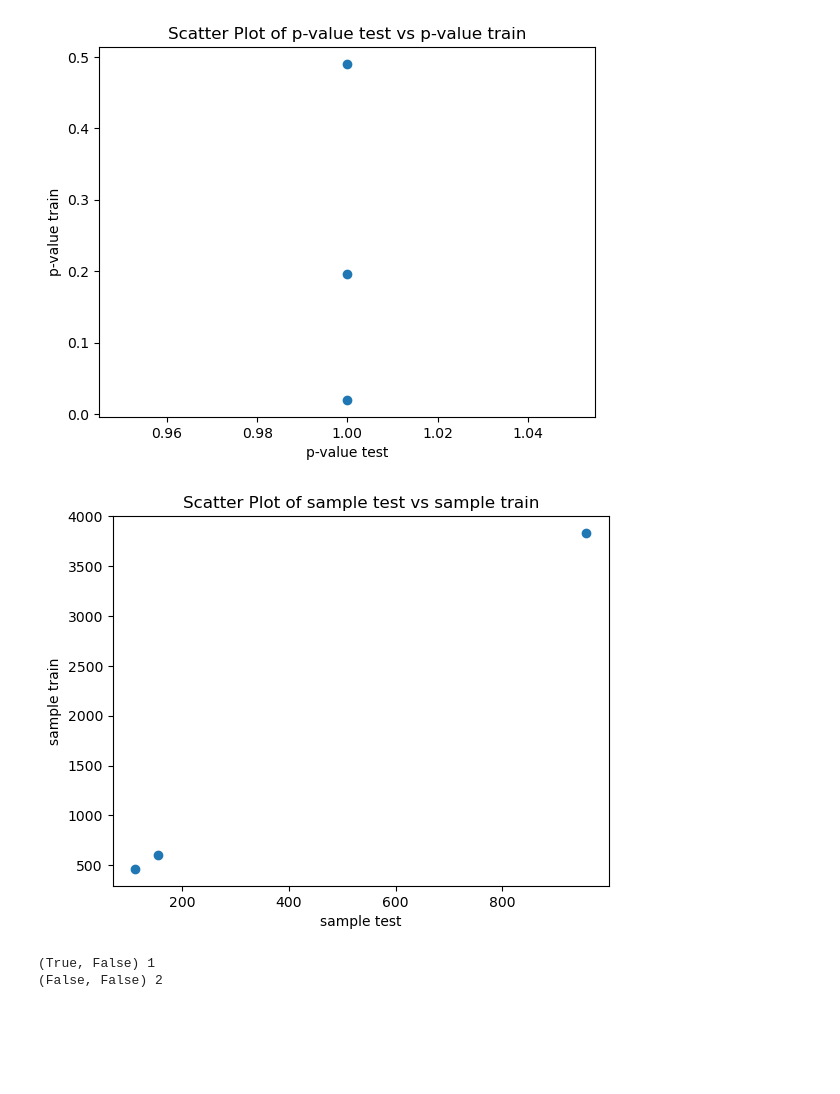
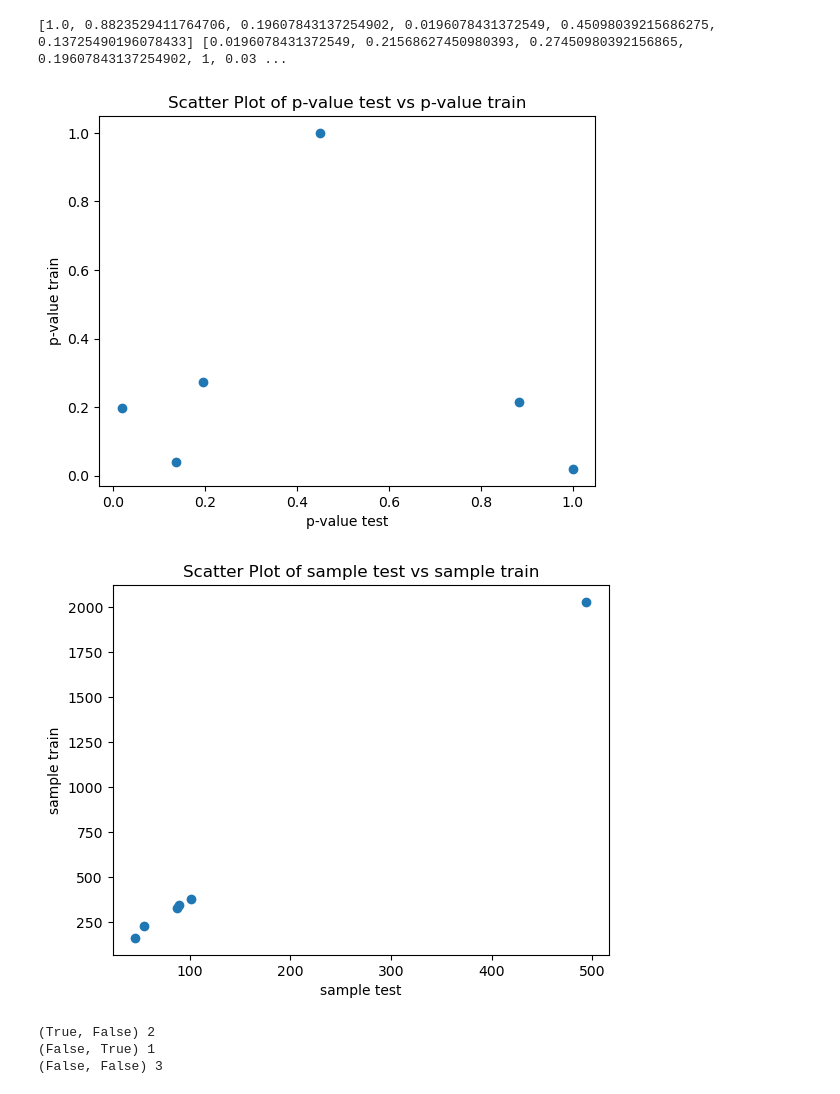
Before and after one commit to Giancarlo-Catalano/PSSearch, a Jupyter notebook: Gian_experimental/OR/match_most.ipynb, the cells around one changed output. Cells and saved outputs as stored; diff of their text form; code cells hidden in the pictures; blank space fills up the shorter version.

Commit message:
I tried increasing the threshold, but the results are still bad...

```diff
--- a/Gian_experimental/OR/match_most.ipynb
+++ b/Gian_experimental/OR/match_most.ipynb
@@ -177,7 +177,7 @@ def make_consistency_metric(sPRef: SPRef,
         else:
             #test = mannwhitneyu(matches, non_matches, alternative="greater", method="asymptotic")
             # return test.pvalue, len(matches)
-            return permutation_mannwhitney_u(matches, non_matches, n_permutations=50), len(matches)
+            return permutation_mannwhitney_u(matches, non_matches, n_permutations=50)
 
     return consistency
 
@@ -263,13 +263,16 @@ similarities = gian_get_similarities(cluster_info_file_name)
 train_sPRef = SPRef.from_pRef(train_pRef)
 test_sPRef = SPRef.from_pRef(test_pRef)
 
-train_mean_fitness = make_mean_fitness(train_sPRef, threshold=0.5)
+
+threshold = 0.8
+
+train_mean_fitness = make_mean_fitness(train_sPRef, threshold=threshold)
 train_atomicity = make_similarity_atomicity(similarities)
 train_consistency = make_consistency_metric(train_sPRef, threshold=0.5, must_match_at_least=3)
-train_consistency_and_sample = make_consistency_metric_with_sample_size(train_sPRef, threshold=0.5, must_match_at_least=3)
-train_min_and_sample = make_min_metric_with_sample_size(train_sPRef, threshold=0.5)
+train_consistency_and_sample = make_consistency_metric_with_sample_size(train_sPRef, threshold=threshold, must_match_at_least=3)
+train_min_and_sample = make_min_metric_with_sample_size(train_sPRef, threshold=threshold)
 
-test_consistency = make_consistency_metric(test_sPRef, threshold=0.5, must_match_at_least=100)
+test_consistency = make_consistency_metric(test_sPRef, threshold=threshold, must_match_at_least=100)
 # %%
 
 
@@ -304,7 +307,7 @@ algorithm = NSGAIICustom(sampling=traditional_sampling,
                          mutation=traditional_mutation,
                          crossover=traditional_crossover,
                          probability_of_crossover=0.5,
-                         eval_budget=5000,
+                         eval_budget=10000,
                          pop_size=100,
                          tournament_size=3,
                          mo_fitness_function=make_metrics_cached(get_metrics),
@@ -338,38 +341,42 @@ NSGAIICustom -> Used evals: 5076
 # %%
 import utils
-test_consistency = make_consistency_metric(test_sPRef, threshold=0.5, must_match_at_least=100)
+test_consistency = make_consistency_metric(test_sPRef, threshold=0.5, must_match_at_least=10)
 p_values_on_train = [train_consistency_and_sample(solution.solution)[0] for solution in results]
 p_values_on_test = [test_consistency(ps.solution) for ps in results]
+
 
 
 def ss(ps, given_sPRef):
     return len(given_sPRef.get_matching_fitnesses(ps, threshold = 0.5))
 
 ss_on_train = [ss(ps.solution, train_sPRef) for ps in results if len(ps.solution)> 0]
 ss_on_test = [ss(ps.solution, test_sPRef) for ps in results if len(ps.solution)> 0]
 
+print((p_values_on_test), (p_values_on_train))
 utils.simple_scatterplot(xs=p_values_on_test, ys=p_values_on_train, x_label="p-value test", y_label="p-value train")
 utils.simple_scatterplot(xs=ss_on_test, ys=ss_on_train, x_label="sample test", y_label="sample train")
 
 for item in results:
     ps = item.solution
 
 def count_frequencies(iterable):
 
     iterable_list = list(iterable)
     counts = {item: iterable_list.count(item)
               for item in set(iterable)}
 
     for key, count in counts.items():
         print(key, count)
 
 
 
 combinations = [(on_train < 0.05, on_test < 0.05) for on_train, on_test in zip(p_values_on_train, p_values_on_test)]
 
 count_frequencies(combinations)
 # %% [output]
+[1.0, 0.8823529411764706, 0.19607843137254902, 0.0196078431372549, 0.45098039215686275, 0.13725490196078433] [0.0196078431372549, 0.21568627450980393, 0.27450980392156865, 0.19607843137254902, 1, 0.03 ...
-[figure, old version]
+[figure, new version]
-[figure, old version]
+[figure, new version]
-(True, False) 1
-(False, False) 2
+(True, False) 2
+(False, True) 1
+(False, False) 3
```
Also changed, not shown: parts of 1 cell of this notebook.
